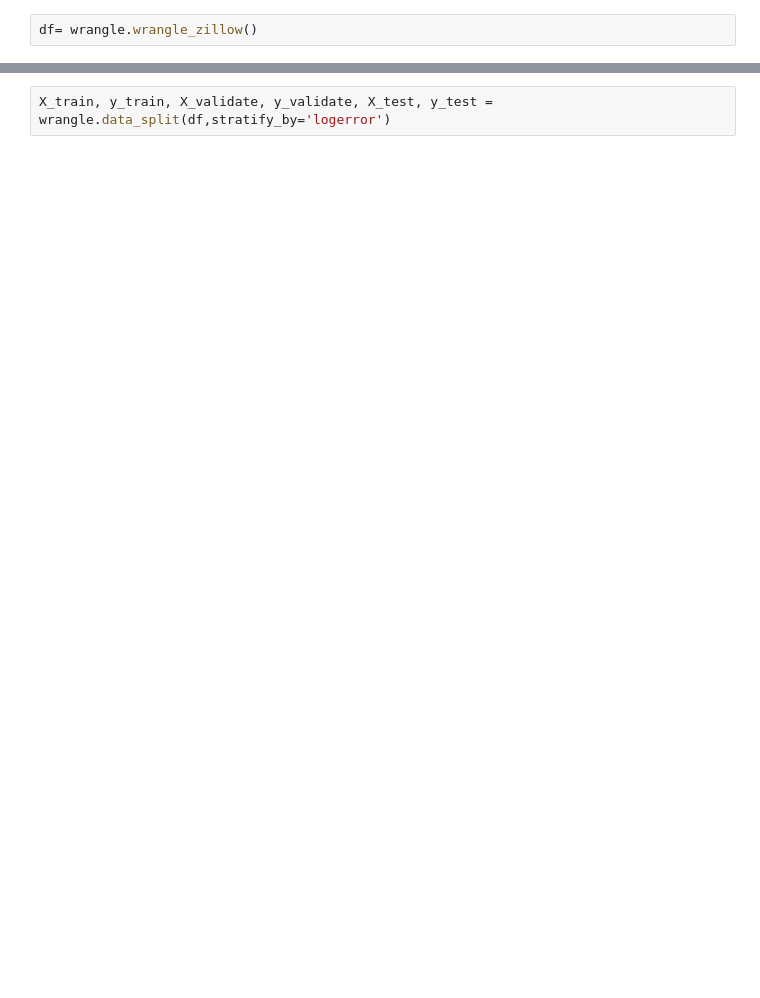
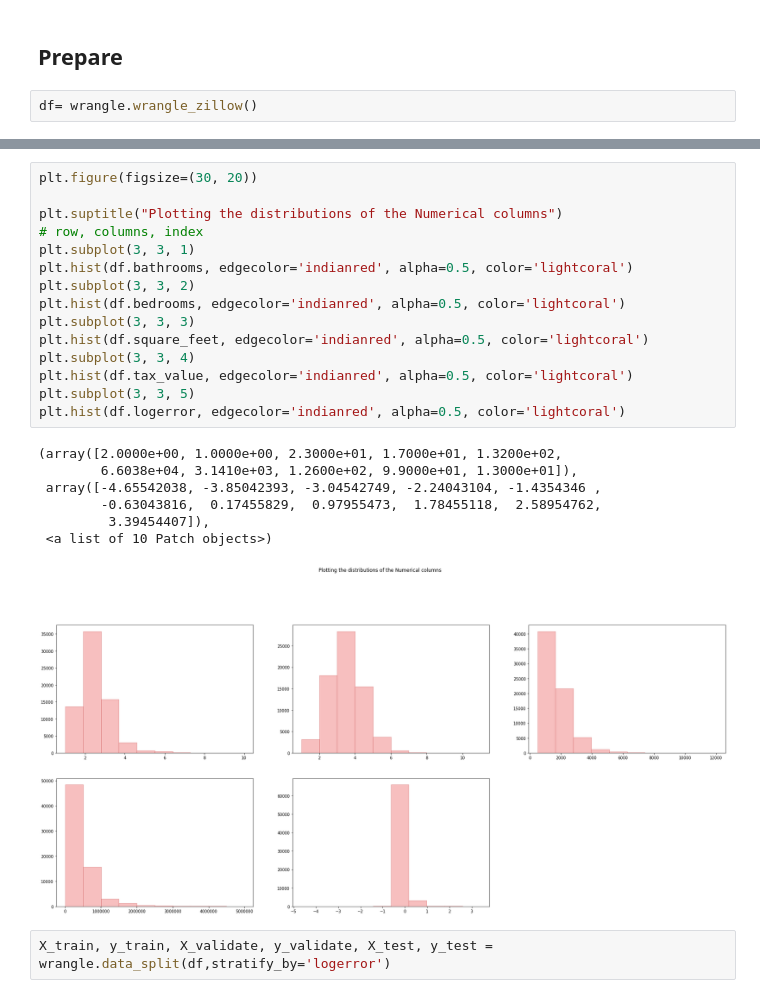
Before and after one commit to B-G-Clustering/zillow-clustering-project, a Jupyter notebook: workbook.ipynb, the cells around one changed output, grey strips where cells are left out. Saved outputs shown, nothing was run; the diff lists cells and outputs as text; blank space fills up the shorter version.

Commit message:
acquire/prepare done

```diff
--- a/workbook.ipynb
+++ b/workbook.ipynb
@@ -23,3 +72,5 @@ pd.set_option('display.max_columns', 80)
+# %% [markdown]
+## Prepare
 # %%
 df= wrangle.wrangle_zillow()
 # %%
@@ -31,5 +82,28 @@ df.head()
 | 2 | 10711888 | 2.00 | 4.00 | 8.00 | 1,882.00 | 6037 | 34,222,491.00 | -118,616,854.00 | 9,800.00 | ... |
 | 3 | 10711910 | 2.00 | 3.00 | 8.00 | 1,477.00 | 6037 | 34,221,864.00 | -118,615,739.00 | 11,285.00 | ... |
 | 4 | 10711923 | 2.00 | 4.00 | 8.00 | 1,918.00 | 6037 | 34,220,619.00 | -118,615,253.00 | 11,239.00 | ... |
+# %%
+plt.figure(figsize=(30, 20))
+
+plt.suptitle("Plotting the distributions of the Numerical columns")
+# row, columns, index
+plt.subplot(3, 3, 1)
+plt.hist(df.bathrooms, edgecolor='indianred', alpha=0.5, color='lightcoral')
+plt.subplot(3, 3, 2)
+plt.hist(df.bedrooms, edgecolor='indianred', alpha=0.5, color='lightcoral')
+plt.subplot(3, 3, 3)
+plt.hist(df.square_feet, edgecolor='indianred', alpha=0.5, color='lightcoral')
+plt.subplot(3, 3, 4)
+plt.hist(df.tax_value, edgecolor='indianred', alpha=0.5, color='lightcoral')
+plt.subplot(3, 3, 5)
+plt.hist(df.logerror, edgecolor='indianred', alpha=0.5, color='lightcoral')
+# %% [output]
+(array([2.0000e+00, 1.0000e+00, 2.3000e+01, 1.7000e+01, 1.3200e+02,
+        6.6038e+04, 3.1410e+03, 1.2600e+02, 9.9000e+01, 1.3000e+01]),
+ array([-4.65542038, -3.85042393, -3.04542749, -2.24043104, -1.4354346 ,
+        -0.63043816,  0.17455829,  0.97955473,  1.78455118,  2.58954762,
+         3.39454407]),
+ <a list of 10 Patch objects>)
+[figure, added]
 # %%
 X_train, y_train, X_validate, y_validate, X_test, y_test = wrangle.data_split(df,stratify_by='logerror')
```
Also changed, not shown: parts of 15 cells of this notebook.
